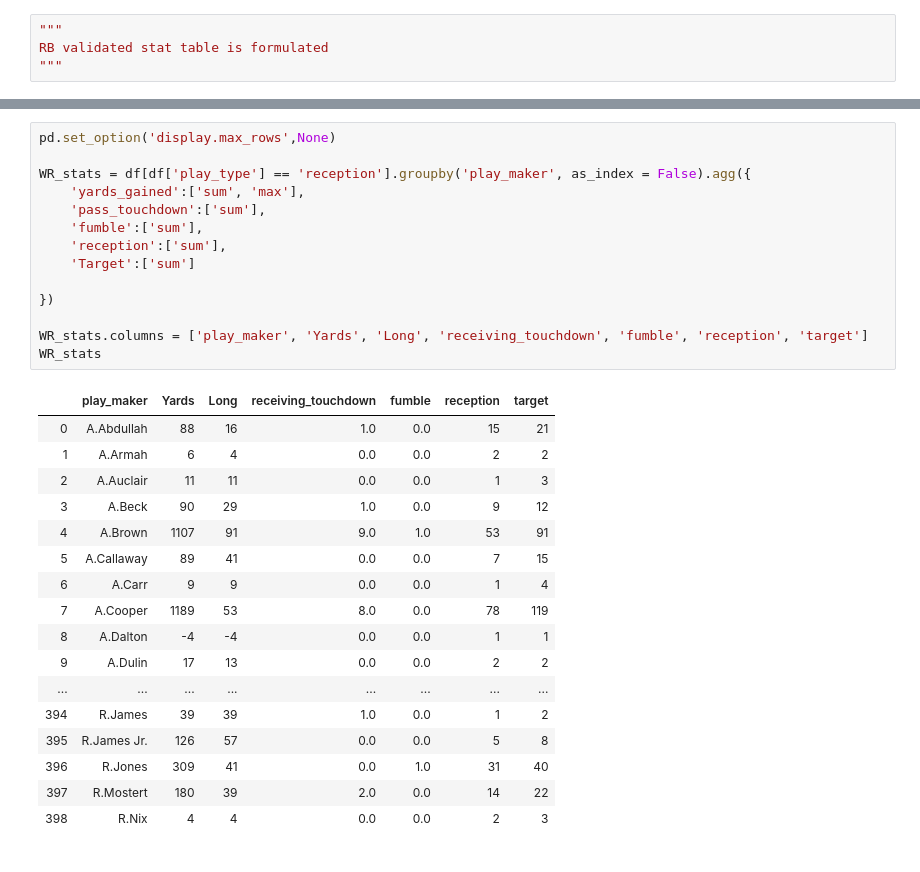
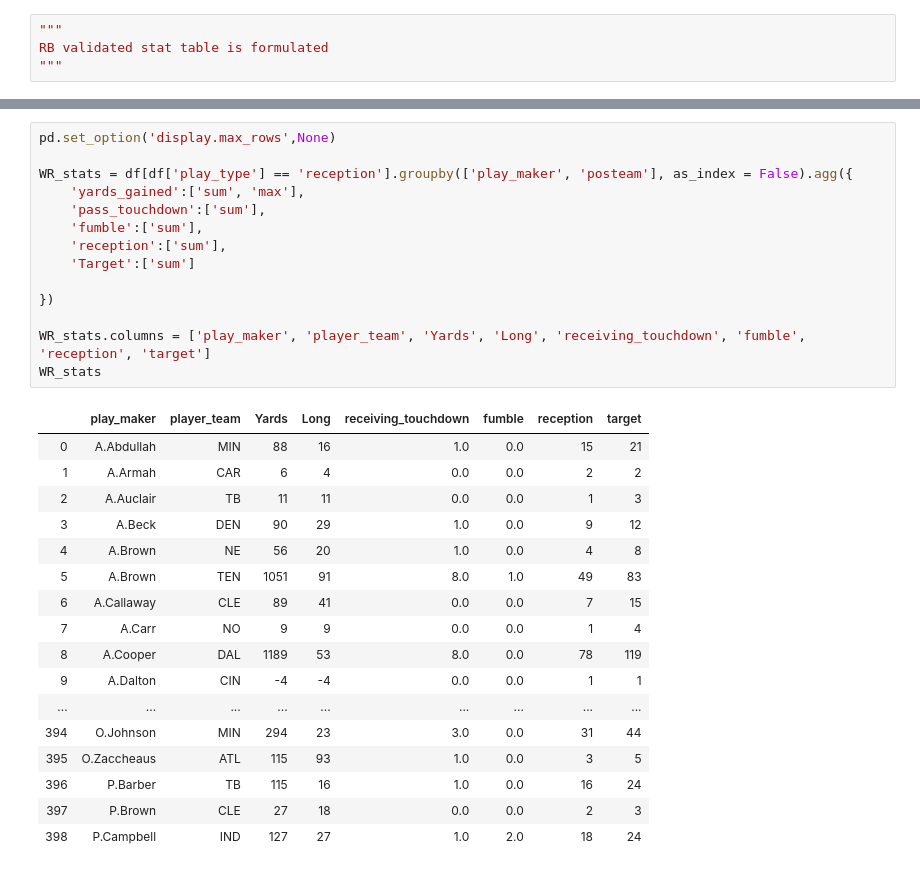
Before and after one commit to scunden/Project-Dash, a Jupyter notebook: 2. Data-Cleanup/0. Cleanup/cleanup.ipynb, the cells around one changed output, grey strips where cells are left out. Drawn from its saved outputs; the diff is of its cells as text.

```diff
--- a/2. Data-Cleanup/0. Cleanup/cleanup.ipynb
+++ b/2. Data-Cleanup/0. Cleanup/cleanup.ipynb
@@ -812,34 +788,34 @@ WR_stats
 # %%
 pd.set_option('display.max_rows',None)
 
-WR_stats = df[df['play_type'] == 'reception'].groupby('play_maker', as_index = False).agg({
+WR_stats = df[df['play_type'] == 'reception'].groupby(['play_maker', 'posteam'], as_index = False).agg({
     'yards_gained':['sum', 'max'],
     'pass_touchdown':['sum'],
     'fumble':['sum'],
     'reception':['sum'],
     'Target':['sum']
 
 })
 
-WR_stats.columns = ['play_maker', 'Yards', 'Long', 'receiving_touchdown', 'fumble', 'reception', 'target']
+WR_stats.columns = ['play_maker', 'player_team', 'Yards', 'Long', 'receiving_touchdown', 'fumble', 'reception', 'target']
 WR_stats
 # %% [output]
-|  | play_maker | Yards | Long | receiving_touchdown | fumble | reception | target |
-| 0 | A.Abdullah | 88 | 16 | 1.0 | 0.0 | 15 | 21 |
-| 1 | A.Armah | 6 | 4 | 0.0 | 0.0 | 2 | 2 |
-| 2 | A.Auclair | 11 | 11 | 0.0 | 0.0 | 1 | 3 |
-| 3 | A.Beck | 90 | 29 | 1.0 | 0.0 | 9 | 12 |
-| 4 | A.Brown | 1107 | 91 | 9.0 | 1.0 | 53 | 91 |
-| 5 | A.Callaway | 89 | 41 | 0.0 | 0.0 | 7 | 15 |
-| 6 | A.Carr | 9 | 9 | 0.0 | 0.0 | 1 | 4 |
-| 7 | A.Cooper | 1189 | 53 | 8.0 | 0.0 | 78 | 119 |
-| 8 | A.Dalton | -4 | -4 | 0.0 | 0.0 | 1 | 1 |
-| 9 | A.Dulin | 17 | 13 | 0.0 | 0.0 | 2 | 2 |
-| ... | ... | ... | ... | ... | ... | ... | ... |
-| 394 | R.James | 39 | 39 | 1.0 | 0.0 | 1 | 2 |
-| 395 | R.James Jr. | 126 | 57 | 0.0 | 0.0 | 5 | 8 |
-| 396 | R.Jones | 309 | 41 | 0.0 | 1.0 | 31 | 40 |
-| 397 | R.Mostert | 180 | 39 | 2.0 | 0.0 | 14 | 22 |
-| 398 | R.Nix | 4 | 4 | 0.0 | 0.0 | 2 | 3 |
+|  | play_maker | player_team | Yards | Long | receiving_touchdown | fumble | reception | target |
+| 0 | A.Abdullah | MIN | 88 | 16 | 1.0 | 0.0 | 15 | 21 |
+| 1 | A.Armah | CAR | 6 | 4 | 0.0 | 0.0 | 2 | 2 |
+| 2 | A.Auclair | TB | 11 | 11 | 0.0 | 0.0 | 1 | 3 |
+| 3 | A.Beck | DEN | 90 | 29 | 1.0 | 0.0 | 9 | 12 |
+| 4 | A.Brown | NE | 56 | 20 | 1.0 | 0.0 | 4 | 8 |
+| 5 | A.Brown | TEN | 1051 | 91 | 8.0 | 1.0 | 49 | 83 |
+| 6 | A.Callaway | CLE | 89 | 41 | 0.0 | 0.0 | 7 | 15 |
+| 7 | A.Carr | NO | 9 | 9 | 0.0 | 0.0 | 1 | 4 |
+| 8 | A.Cooper | DAL | 1189 | 53 | 8.0 | 0.0 | 78 | 119 |
+| 9 | A.Dalton | CIN | -4 | -4 | 0.0 | 0.0 | 1 | 1 |
+| ... | ... | ... | ... | ... | ... | ... | ... | ... |
+| 394 | O.Johnson | MIN | 294 | 23 | 3.0 | 0.0 | 31 | 44 |
+| 395 | O.Zaccheaus | ATL | 115 | 93 | 1.0 | 0.0 | 3 | 5 |
+| 396 | P.Barber | TB | 115 | 16 | 1.0 | 0.0 | 16 | 24 |
+| 397 | P.Brown | CLE | 27 | 18 | 0.0 | 0.0 | 2 | 3 |
+| 398 | P.Campbell | IND | 127 | 27 | 1.0 | 2.0 | 18 | 24 |
 # %%
 df_WR = df_WR.rename(columns = {'Player': 'play_maker'})
```
Also changed, not shown: parts of 24 cells of this notebook.
